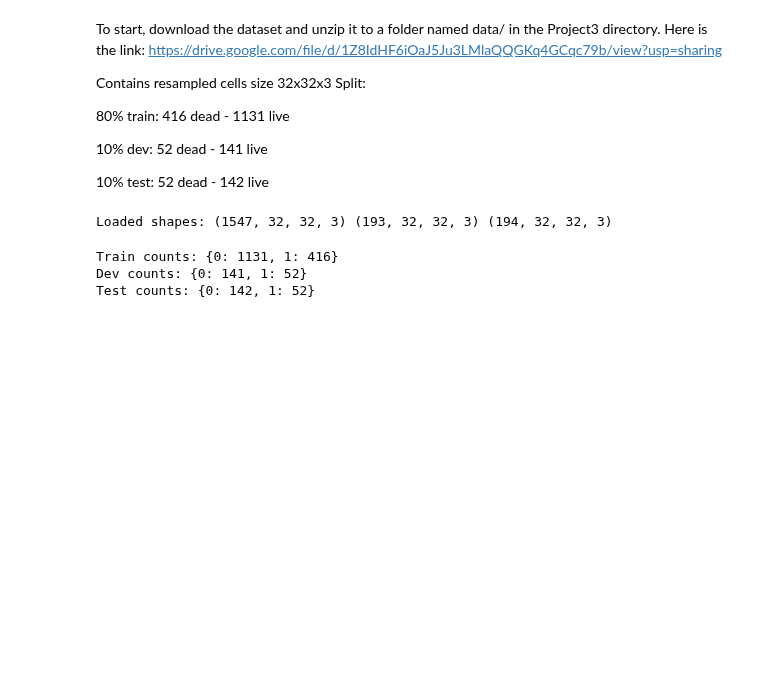
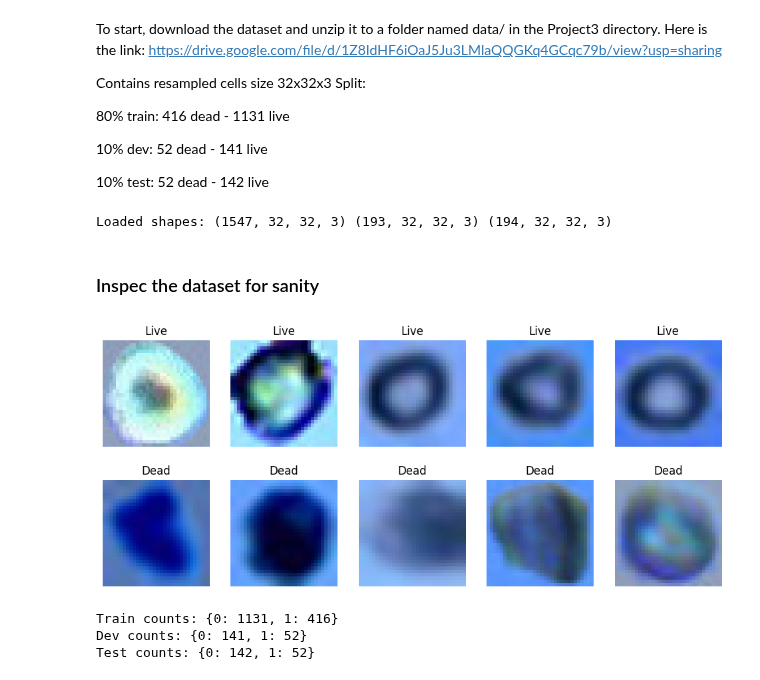
Before and after one commit to Twaal/applied-data-analysis-and-ml, a Jupyter notebook: Project3/code/project3.ipynb, the cells around one changed output. Drawn from its saved outputs; the diff is of its cells as text; code cells hidden in the pictures; blank space fills up the shorter version.

```diff
--- a/Project3/code/project3.ipynb
+++ b/Project3/code/project3.ipynb
@@ -70,3 +94,19 @@ Loaded shapes: (1547, 32, 32, 3) (193, 32, 32, 3) (194, 32, 32, 3)
+# %% [markdown]
+### Inspec the dataset for sanity
+# %%
+# Display some examples of the live class and dead class
+import matplotlib.pyplot as plt
+fig, axes = plt.subplots(2, 5, figsize=(12, 5))
+for i in range(5):
+    axes[0, i].imshow(X_train[y_train == 0][i])
+    axes[0, i].set_title("Live")
+    axes[0, i].axis('off')
+    axes[1, i].imshow(X_train[y_train == 1][i])
+    axes[1, i].set_title("Dead")
+    axes[1, i].axis('off')
+plt.show()
+# %% [output]
+[figure, added]
 # %%
 # Quick verification: per-split class counts (0=live, 1=dead)
 import numpy as np
```
Also changed, not shown: parts of 14 cells of this notebook.
